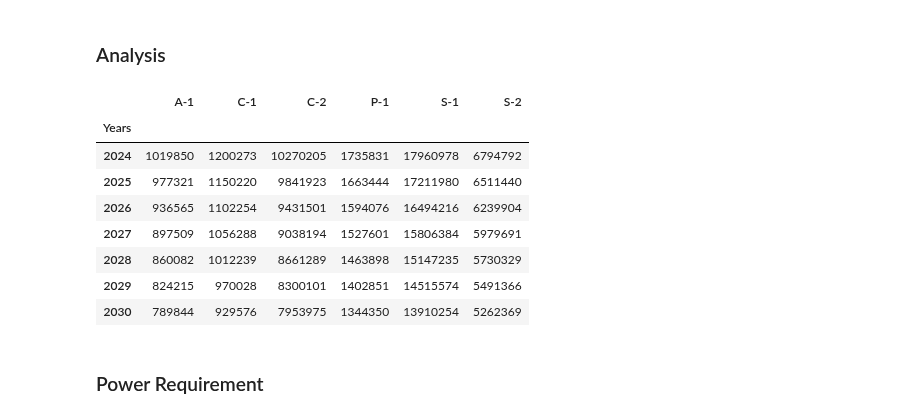
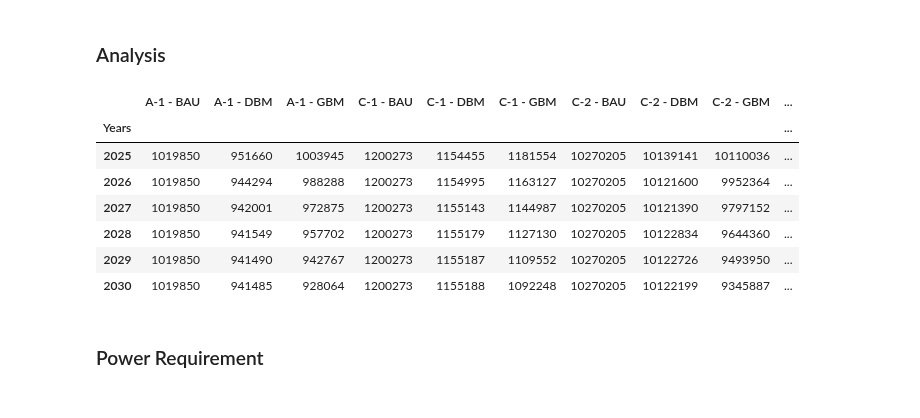
Before and after one commit to thiagoneye/costcaster, a Jupyter notebook: src/cost.ipynb, the cells around one changed output. Drawn from its saved outputs; the diff is of its cells as text; code cells hidden in the pictures.

```diff
--- a/src/cost.ipynb
+++ b/src/cost.ipynb
@@ -154,12 +215,21 @@ def plot_dataframes(df, list_of_companies, plot_config):
 # response = requests.get(URL)
 
 # df = pd.read_excel(BytesIO(response.content), engine="openpyxl")
-# df = pd.read_excel("../data/Forecast (MtCO2e).xlsx")
-df = pd.read_excel("../data/Forecast - Benchmark.xlsx")
+df = pd.read_excel("../data/Forecast (MtCO2e).xlsx")
+df_b = pd.read_excel("../data/Forecast - Benchmark.xlsx")
 
 df.drop(columns="Unnamed: 0", inplace=True)
 df.set_index("Years", inplace=True)
-display(df)
+
+df_b.drop(columns="Unnamed: 0", inplace=True)
+df_b.set_index("Years", inplace=True)
+df_b = df_b.loc[df_b.index != 2024, :]
+
+for column_name in df_b.columns:
+    df_b.rename(columns={column_name: column_name + " - GBM"}, inplace=True)
 
 list_of_companies = ["A-1", "C-1", "C-2", "P-1", "S-1", "S-2"]
+
+display(df)
+display(df_b)
 # %% [output]
@@ -224,42 +302,46 @@ specific_heat_cp = (
 ) / (44.01 * specific_heat_cv)
 
 # Compression Power Requirement
 
 stage_k = []
 stage_power = []
 for compression_ratio in compression_ratio_stage:
     k, power = calculate_compression_power(
+        kappa,
         specific_heat_cp,
         mass_flow_rate,
         gas_constant,
         inlet_temp,
         molar_mass,
         isentropic_efficiency,
         pressure_ratio_per_stage,
         compression_ratio=compression_ratio,
     )
     stage_k.append(k)
     stage_power.append(power)
 
 # Convertion to tCO2e
 
 df = df * 1e6
+df_b = df_b * 1e6
 
 # Carbon Capture Percentage
 
 corrected_carbon_emissions = df.copy()
 corrected_carbon_emissions = corrected_carbon_emissions * 0.76
 display(corrected_carbon_emissions.round(0).astype(int))
+
+corrected_carbon_emissions_b = df_b.copy()
+corrected_carbon_emissions_b = corrected_carbon_emissions_b * 0.76
 # %% [output]
-|  | A-1 | C-1 | C-2 | P-1 | S-1 | S-2 |
-| Years |  |  |  |  |  |  |
-| 2024 | 1019850 | 1200273 | 10270205 | 1735831 | 17960978 | 6794792 |
-| 2025 | 977321 | 1150220 | 9841923 | 1663444 | 17211980 | 6511440 |
-| 2026 | 936565 | 1102254 | 9431501 | 1594076 | 16494216 | 6239904 |
-| 2027 | 897509 | 1056288 | 9038194 | 1527601 | 15806384 | 5979691 |
-| 2028 | 860082 | 1012239 | 8661289 | 1463898 | 15147235 | 5730329 |
-| 2029 | 824215 | 970028 | 8300101 | 1402851 | 14515574 | 5491366 |
-| 2030 | 789844 | 929576 | 7953975 | 1344350 | 13910254 | 5262369 |
+|  | A-1 - BAU | A-1 - DBM | A-1 - GBM | C-1 - BAU | C-1 - DBM | C-1 - GBM | C-2 - BAU | C-2 - DBM | C-2 - GBM | ... |
+| Years |  |  |  |  |  |  |  |  |  | ... |
+| 2025 | 1019850 | 951660 | 1003945 | 1200273 | 1154455 | 1181554 | 10270205 | 10139141 | 10110036 | ... |
+| 2026 | 1019850 | 944294 | 988288 | 1200273 | 1154995 | 1163127 | 10270205 | 10121600 | 9952364 | ... |
+| 2027 | 1019850 | 942001 | 972875 | 1200273 | 1155143 | 1144987 | 10270205 | 10121390 | 9797152 | ... |
+| 2028 | 1019850 | 941549 | 957702 | 1200273 | 1155179 | 1127130 | 10270205 | 10122834 | 9644360 | ... |
+| 2029 | 1019850 | 941490 | 942767 | 1200273 | 1155187 | 1109552 | 10270205 | 10122726 | 9493950 | ... |
+| 2030 | 1019850 | 941485 | 928064 | 1200273 | 1155188 | 1092248 | 10270205 | 10122199 | 9345887 | ... |
 # %% [markdown]
 ### Power Requirement
 # %%
```
Also changed, not shown: parts of 7 cells of this notebook, 22 other files.
